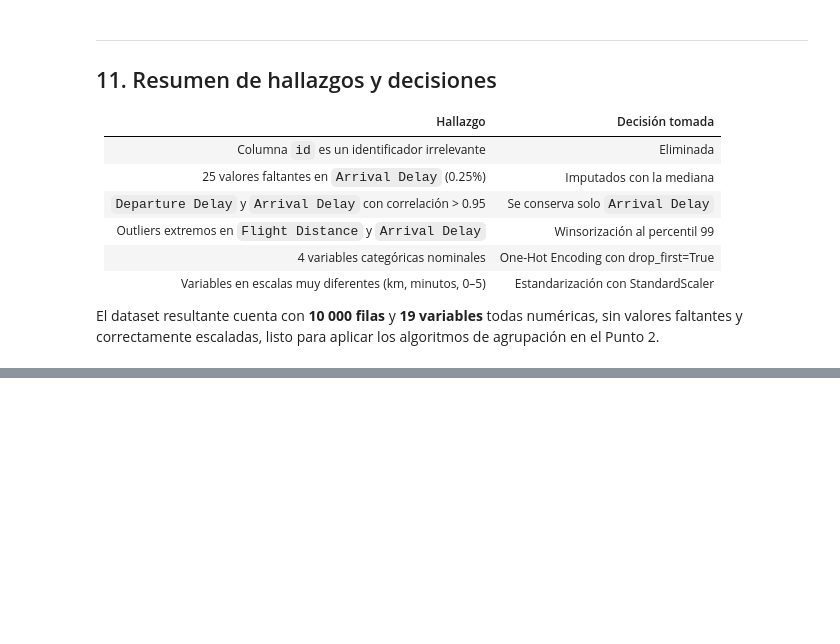
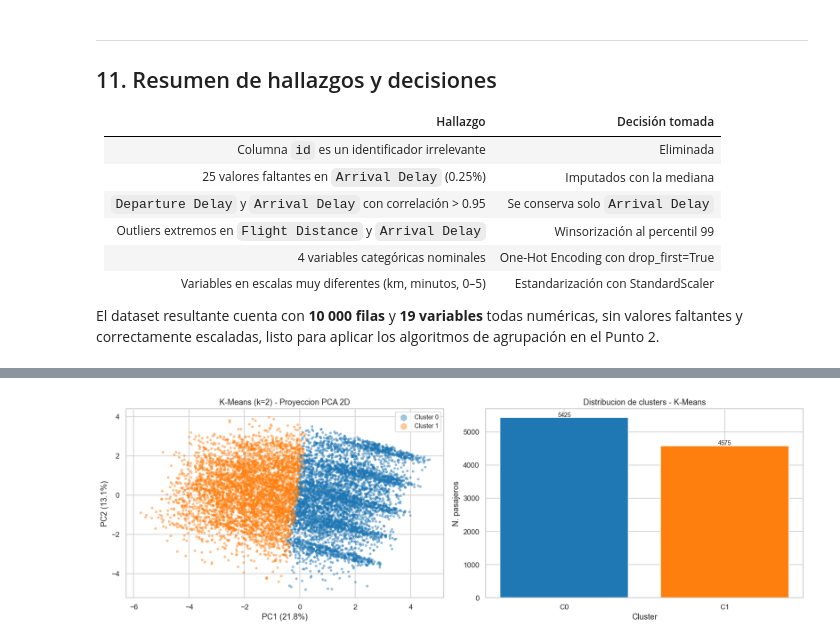
Before and after one commit to Castrux/Lab4Agrupacion, a Jupyter notebook: Lab4_Agrupacion.ipynb, the cells around one changed output, grey strips where cells are left out. Cells and saved outputs as stored; diff of their text form; code cells hidden in the pictures; blank space fills up the shorter version.

```diff
--- a/Lab4_Agrupacion.ipynb
+++ b/Lab4_Agrupacion.ipynb
@@ -449,0 +587,15 @@ El dataset resultante cuenta con **10 000 filas** y **19 variables** todas numé
+# %%
+pipeline_kmeans = Pipeline([
+    ('prep',   make_preprocessor()),
+    ('kmeans', KMeans(n_clusters=k_opt_km, init='k-means++', n_init=10, random_state=42))
+])
+
+labels_km = pipeline_kmeans.fit_predict(df_model)
+sil_km    = silhouette_score(X_prep, labels_km, random_state=42)
+
+print(pipeline_kmeans)
+print(f'\nSilhouette Score final (k={k_opt_km}): {sil_km:.4f}')
+print('\nDistribucion de clusters:')
+vals_km, cnts_km = np.unique(labels_km, return_counts=True)
+for v, c in zip(vals_km, cnts_km):
+    print(f'  Cluster {v}: {c:>5} pasajeros ({c/len(labels_km)*100:.1f}%)')
@@ -449,0 +620,22 @@ El dataset resultante cuenta con **10 000 filas** y **19 variables** todas numé
+# %%
+palette_km = sns.color_palette('tab10', k_opt_km)
+fig, (ax1, ax2) = plt.subplots(1, 2, figsize=(15, 5))
+
+for i in range(k_opt_km):
+    m = labels_km == i
+    ax1.scatter(X_pca[m, 0], X_pca[m, 1], s=8, alpha=0.4,
+                color=palette_km[i], label=f'Cluster {i}')
+ax1.set_xlabel(f'PC1 ({pca_viz.explained_variance_ratio_[0]*100:.1f}%)')
+ax1.set_ylabel(f'PC2 ({pca_viz.explained_variance_ratio_[1]*100:.1f}%)')
+ax1.set_title(f'K-Means (k={k_opt_km}) - Proyeccion PCA 2D')
+ax1.legend(markerscale=3, fontsize=9)
+
+ax2.bar([f'C{v}' for v in vals_km], cnts_km, color=palette_km)
+ax2.set_xlabel('Cluster'); ax2.set_ylabel('N. pasajeros')
+ax2.set_title('Distribucion de clusters - K-Means')
+for i, (v, c) in enumerate(zip(vals_km, cnts_km)):
+    ax2.text(i, c + 30, str(c), ha='center', fontsize=9)
+
+plt.tight_layout(); plt.show()
+# %% [output]
+[figure, added]
```
Also changed, not shown: parts of 19 cells of this notebook.
